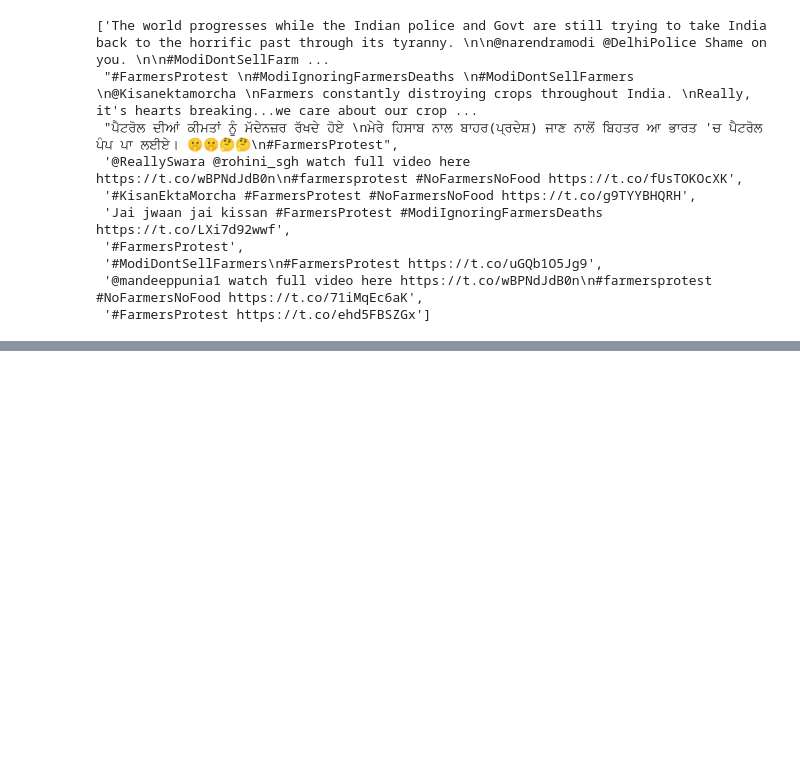
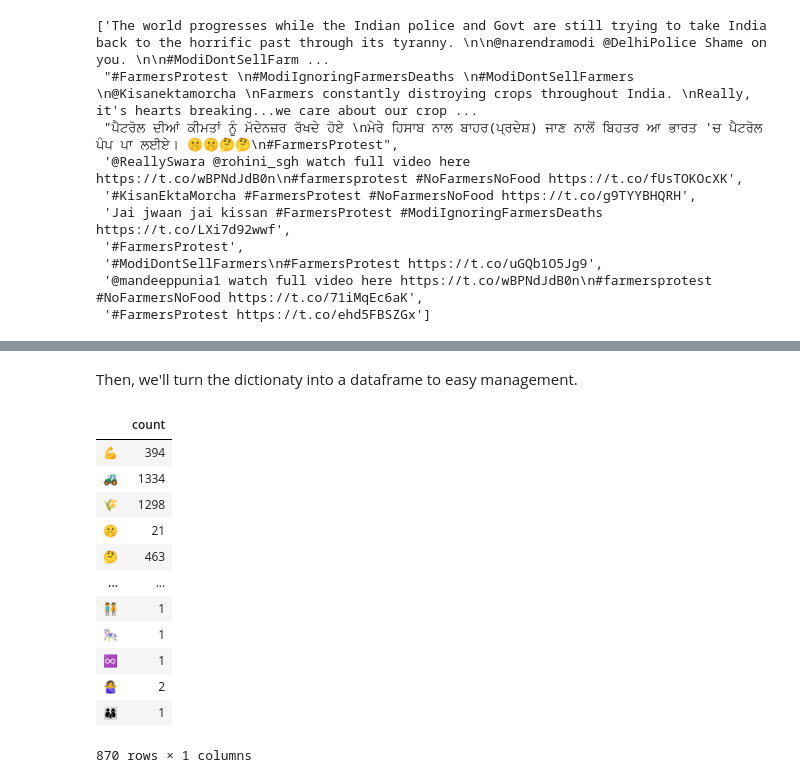
Before and after one commit to arthurkko/latam-challenge, a Jupyter notebook: src/challenge.ipynb, the cells around one changed output, grey strips where cells are left out. Drawn from its saved outputs; the diff is of its cells as text; code cells hidden in the pictures; blank space fills up the shorter version.

```diff
--- a/src/challenge.ipynb
+++ b/src/challenge.ipynb
@@ -374,0 +431,19 @@ To work with emojis I'll be using the emoji library. The documentarion of the li
+# %% [markdown]
+Then, we'll turn the dictionaty into a dataframe to easy management.
+# %%
+df_emoji = pd.DataFrame.from_dict(emoji_dict, orient="index", columns=["count"])
+df_emoji
+# %% [output]
+|  | count |
+| 💪 | 394 |
+| 🚜 | 1334 |
+| 🌾 | 1298 |
+| 🤫 | 21 |
+| 🤔 | 463 |
+| ... | ... |
+| 🧑‍🤝‍🧑 | 1 |
+| 🎠 | 1 |
+| ♾ | 1 |
+| 🙅‍♀️ | 2 |
+| 👨‍👩‍👦 | 1 |
+870 rows × 1 columns
```
Also changed, not shown: parts of 11 cells of this notebook, 2 other files.
